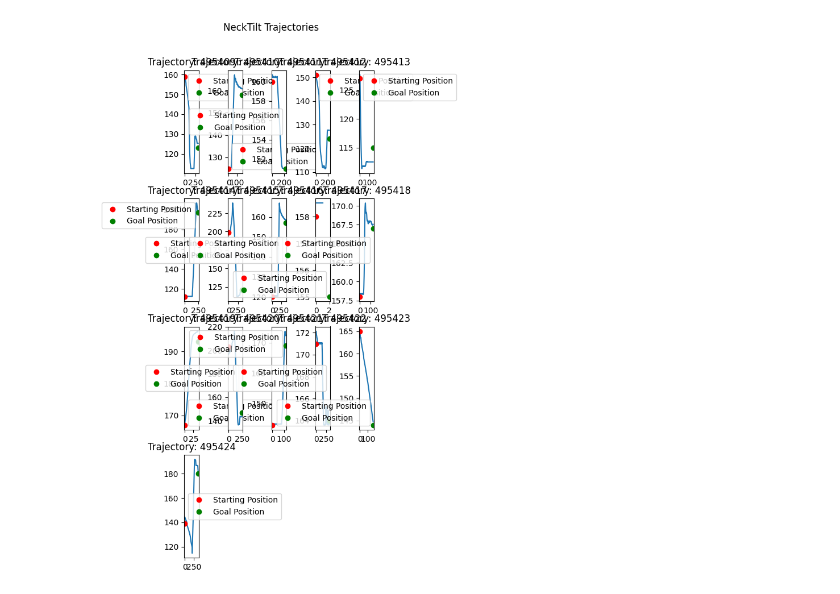
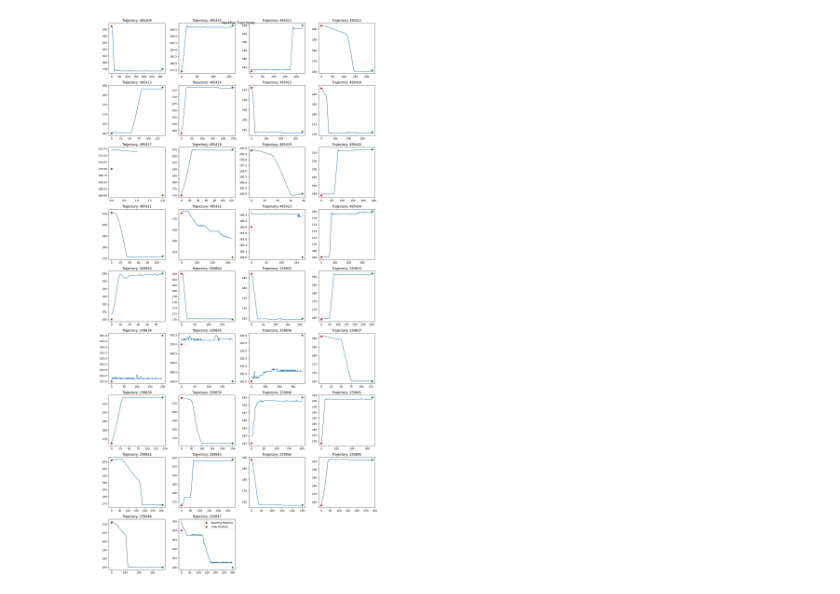
Before and after one commit to ikaros-project/ikaros, a Jupyter notebook: Source/Modules/RobotModules/CompliantRobot/CurrentPositionMapping/PlotTrajectories.ipynb, the cells around one changed output. Saved outputs shown, nothing was run; the diff lists cells and outputs as text; code cells hidden in the pictures.

```diff
--- a/Source/Modules/RobotModules/CompliantRobot/CurrentPositionMapping/PlotTrajectories.ipynb
+++ b/Source/Modules/RobotModules/CompliantRobot/CurrentPositionMapping/PlotTrajectories.ipynb
@@ -35,30 +35,35 @@ def read_traj_json(file):
 def parse_traj(traj):
     return np.array(traj)
 
-def plot_one_servo_traj(trajectories, metrics, servo, plots_per_row=3):
+def plot_one_servo_traj(trajectories, metrics, servo, plots_per_row=4, filter=None):
     traj_ids = list(trajectories.keys())
+
+    if filter:
+        traj_ids = [traj_id for traj_id in traj_ids if filter(metrics,traj_id, servo)]
+        if traj_ids == []:
+            print(f"No trajectories found for {servo} with the active filter")
+            return
+
     n_row = (len(traj_ids) + plots_per_row - 1) // plots_per_row  # Calculate the number of rows needed
 
-    fig, axs = plt.subplots(n_row, plots_per_row, figsize=(n_row, plots_per_row * 2))
+    fig, axs = plt.subplots(n_row, plots_per_row, figsize=(15, 30))
 
     axs = axs.flatten()  # Flatten the array of axes for easy iteration
     fig.suptitle(f'{servo} Trajectories')
-    fig.tight_layout(rect=[0, 0, 1, 0.95])
 
     for i, traj_id in enumerate(traj_ids):
         traj = trajectories[traj_id]
         axs[i].plot(traj[:, servoIndices[servo]])
         axs[i].plot(0, metrics[traj_id]['StartingPosition'][servoIndices[servo]], 'ro', label='Starting Position')
         axs[i].plot(len(traj), metrics[traj_id]['GoalPosition'][servoIndices[servo]], 'go', label='Goal Position')
-        axs[i].legend()
         axs[i].set_title(f'Trajectory: {traj_id}')
-
 
     # Hide any unused subplots
     for j in range(i + 1, len(axs)):
         fig.delaxes(axs[j])
+    plt.legend()
 
-    plt.show()
+    plt.tight_layout()
     plt.show()
 
 ## read in metrics from CurrentPositionMapping.json as dictionary
@@ -82,3 +87,7 @@ def mapping_metrics_to_dic(file_path):
         result[unique_id] = mapping_dict
 
     return result
+
+
+def filter_by_overshot(dict, traj_id, servo):
+    return dict[traj_id]['OvershotGoal'][servoIndices[servo]] == 1
@@ -85,10 +101,10 @@ def mapping_metrics_to_dic(file_path):
 # %%
 # Read in trajectory json file
 trajectories = read_traj_json('TrajectoriesTorso.json')
 mapping_metrics = mapping_metrics_to_dic('CurrentPositionMappingTorso.json')
 # Plot the trajectory
 trajecotry_ids = list(trajectories.keys())
 
-plot_one_servo_traj(trajectories, mapping_metrics, 'NeckTilt', 5)
+plot_one_servo_traj(trajectories, mapping_metrics, 'NeckPan', 4)
 # %% [output]
-[figure, old version]
+[figure, new version]
```
Also changed, not shown: parts of 3 cells of this notebook.
